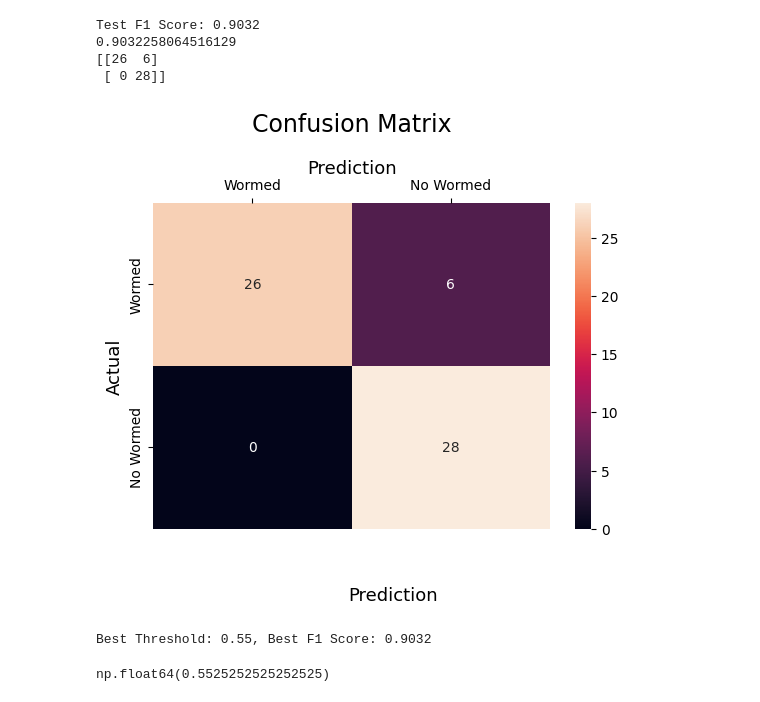
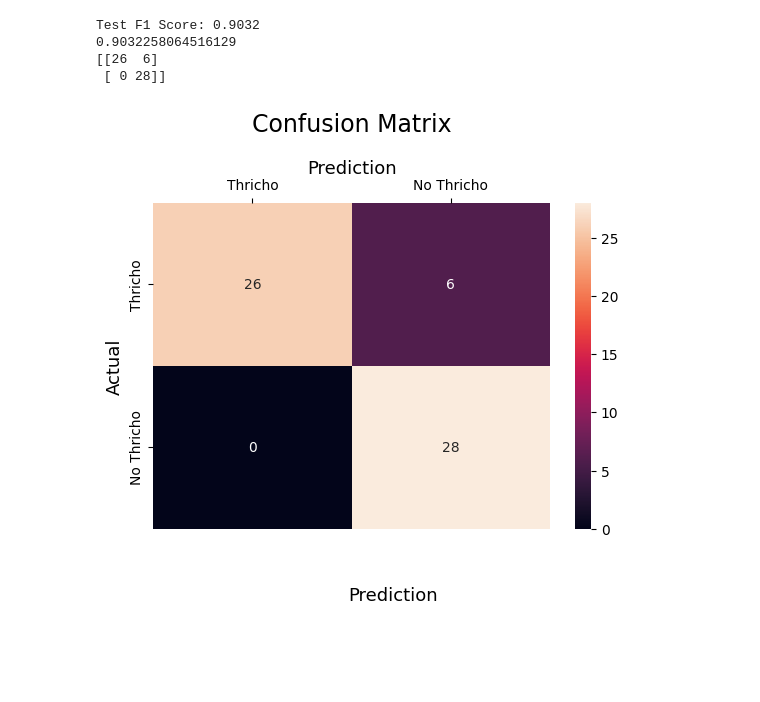
Before and after one commit to Alireza-Sobhdoost/Terichomonas_Gallinae_detection_by_CV, a Jupyter notebook: codes/classify.ipynb, the cells around one changed output. Cells and saved outputs as stored; diff of their text form; code cells hidden in the pictures; blank space fills up the shorter version.

```diff
--- a/codes/classify.ipynb
+++ b/codes/classify.ipynb
@@ -137,7 +141,7 @@ for epoch in range(num_epochs):
     if avg_val_loss < best_loss :
         best_loss = avg_val_loss
         early_stop_tr = 0
-        torch.save(model.state_dict(), "./class_models/classify_best_model3.pth")
+        torch.save(model.state_dict(), "./class_models/classify_best_model.pth")
         print("New best Model saved !")
 
     else :
@@ -151,7 +155,7 @@ for epoch in range(num_epochs):
 
 
 # Save trained model
-torch.save(model.state_dict(), "./class_models/worm_resnet_focal3.pth")
+torch.save(model.state_dict(), "./class_models/treicho_resnet_focal.pth")
 print("Model trained and saved!")
 # %% [output]
 New best Model saved !
@@ -174,5 +219,5 @@ Model trained and saved!
 # %%
-def evaluate_f1(model, test_loader, device):
+def evaluate_f1(model, test_loader, device,threshold=0.5):
     model.eval()  # Set model to evaluation mode
     all_preds = []
     all_labels = []
@@ -184,7 +229,7 @@ def evaluate_f1(model, test_loader, device):
             preds = torch.sigmoid(outputs).cpu().numpy()  # Convert to probabilities
 
             # Convert probabilities to binary predictions (Threshold = 0.5)
-            preds = (preds > 0.55).astype(int)
+            preds = (preds > threshold).astype(int)
 
             all_preds.extend(preds)
             all_labels.extend(labels)
@@ -275,11 +313,12 @@ model.fc = nn.Sequential(
 )
 
 # Load trained weights
-model.load_state_dict(torch.load("./class_models/classify_best_model3.pth"))
+model.load_state_dict(torch.load("./model.pth"))
 "classify_best_model3"
 model.to(device)
 model.eval()
 print("Model loaded successfully!")
+# result with threshold = 0.5
 test_f1 = evaluate_f1(model, test_loader, device)
 print(test_f1)
 # %% [output]
@@ -304,5 +328,5 @@ plot_images_with_predictions(model, test_loader, device, num_images=64)
 # %%
-test_f1, true_lables, preds = evaluate_f1(model, test_loader, device)
+test_f1, true_lables, preds = evaluate_f1(model, test_loader, device, threshold)
 print(test_f1)
 cmatrx= confusion_matrix(true_lables,preds)
 print(cmatrx)
@@ -314,19 +338,19 @@ Test F1 Score: 0.9032
 # %%
 import seaborn as sns
 
 sns.heatmap(cmatrx,
             annot=True,
             fmt='g',
-            xticklabels=['Wormed','No Wormed'],
-            yticklabels=['Wormed','No Wormed'])
+            xticklabels=['Thricho','No Thricho'],
+            yticklabels=['Thricho','No Thricho'])
 plt.ylabel('Actual', fontsize=13)
 plt.title('Confusion Matrix', fontsize=17, pad=20)
 plt.gca().xaxis.set_label_position('top')
 plt.xlabel('Prediction', fontsize=13)
 plt.gca().xaxis.tick_top()
 
 plt.gca().figure.subplots_adjust(bottom=0.2)
 plt.gca().figure.text(0.5, 0.05, 'Prediction', ha='center', fontsize=13)
 plt.show()
 # %% [output]
-[figure, old version]
+[figure, new version]
@@ -371,6 +356,0 @@ def find_best_threshold(model, val_loader, device):
-# %%
-x, _ = find_best_threshold(model, val_loader, device)
-x
-# %% [output]
-Best Threshold: 0.55, Best F1 Score: 0.9032
-np.float64(0.5525252525252525)
```
Also changed, not shown: parts of 8 cells of this notebook, 7 other files.
